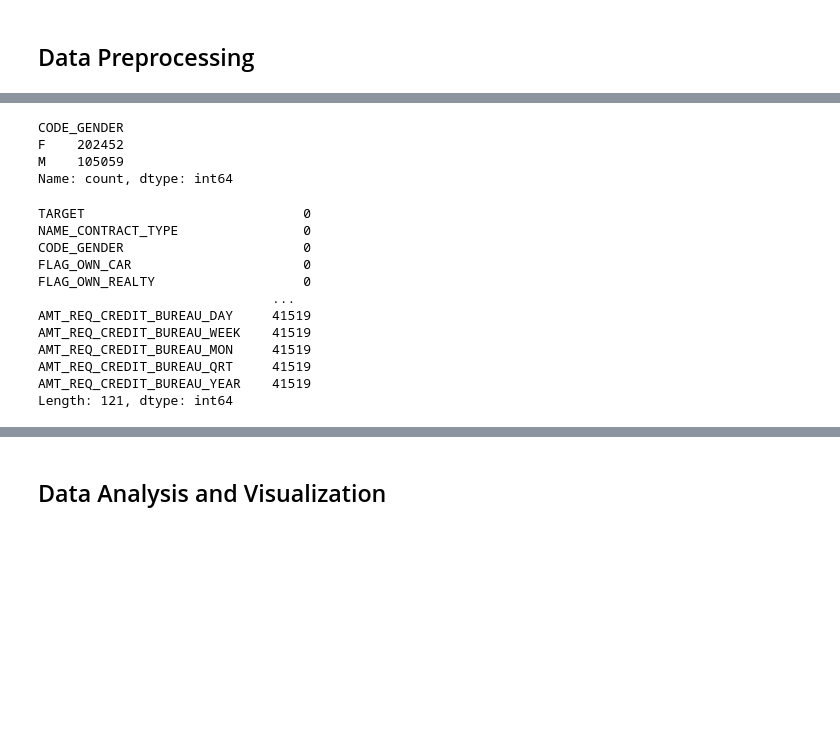
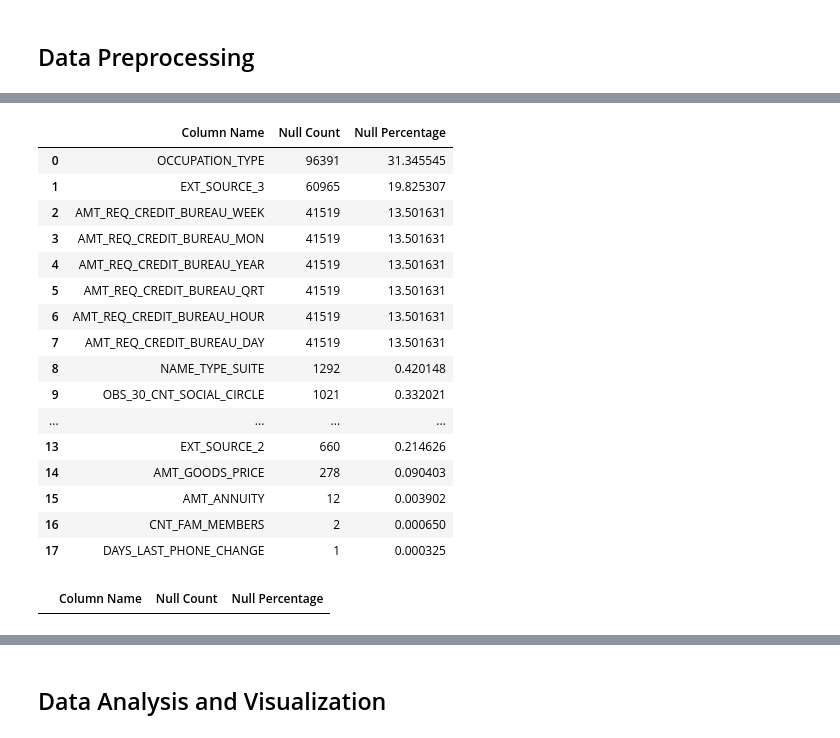
Before and after one commit to Shahidshaik5/Credit-Scoring-Model-Enhancing-Creditworthiness-Assessment-Using-Machine-Learning, a Jupyter notebook: Home_Credit_Default_Risk_Code.ipynb, the cells around one changed output, grey strips where cells are left out. Cells and saved outputs as stored; diff of their text form; code cells hidden in the pictures; blank space fills up the shorter version.

```diff
--- a/Home_Credit_Default_Risk_Code.ipynb
+++ b/Home_Credit_Default_Risk_Code.ipynb
@@ -30,0 +104,21 @@ df.describe()
+# %%
+# Checking null values and their percentage after dropping almost empty columns
+check_null_values(df)
+# %% [output]
+|  | Column Name | Null Count | Null Percentage |
+| 0 | OCCUPATION_TYPE | 96391 | 31.345545 |
+| 1 | EXT_SOURCE_3 | 60965 | 19.825307 |
+| 2 | AMT_REQ_CREDIT_BUREAU_WEEK | 41519 | 13.501631 |
+| 3 | AMT_REQ_CREDIT_BUREAU_MON | 41519 | 13.501631 |
+| 4 | AMT_REQ_CREDIT_BUREAU_YEAR | 41519 | 13.501631 |
+| 5 | AMT_REQ_CREDIT_BUREAU_QRT | 41519 | 13.501631 |
+| 6 | AMT_REQ_CREDIT_BUREAU_HOUR | 41519 | 13.501631 |
+| 7 | AMT_REQ_CREDIT_BUREAU_DAY | 41519 | 13.501631 |
+| 8 | NAME_TYPE_SUITE | 1292 | 0.420148 |
+| 9 | OBS_30_CNT_SOCIAL_CIRCLE | 1021 | 0.332021 |
+| ... | ... | ... | ... |
+| 13 | EXT_SOURCE_2 | 660 | 0.214626 |
+| 14 | AMT_GOODS_PRICE | 278 | 0.090403 |
+| 15 | AMT_ANNUITY | 12 | 0.003902 |
+| 16 | CNT_FAM_MEMBERS | 2 | 0.000650 |
+| 17 | DAYS_LAST_PHONE_CHANGE | 1 | 0.000325 |
@@ -30,0 +144,5 @@ df.describe()
+# %%
+# Checking null values after filling with mean and mode
+check_null_values(df)
+# %% [output]
+|  | Column Name | Null Count | Null Percentage |
@@ -37,24 +155,0 @@ df.drop(columns=['SK_ID_CURR'], inplace=True)
-# %%
-most_frequent = df['CODE_GENDER'].mode()[0]
-df['CODE_GENDER'].replace('XNA', most_frequent, inplace=True)
-print(df['CODE_GENDER'].value_counts())
-# %% [output]
-CODE_GENDER
-F    202452
-M    105059
-Name: count, dtype: int64
-# %%
-df.isnull().sum()
-# %% [output]
-TARGET                            0
-NAME_CONTRACT_TYPE                0
-CODE_GENDER                       0
-FLAG_OWN_CAR                      0
-FLAG_OWN_REALTY                   0
-                              ...
-AMT_REQ_CREDIT_BUREAU_DAY     41519
-AMT_REQ_CREDIT_BUREAU_WEEK    41519
-AMT_REQ_CREDIT_BUREAU_MON     41519
-AMT_REQ_CREDIT_BUREAU_QRT     41519
-AMT_REQ_CREDIT_BUREAU_YEAR    41519
-Length: 121, dtype: int64
```
Also changed, not shown: parts of 27 cells of this notebook.
